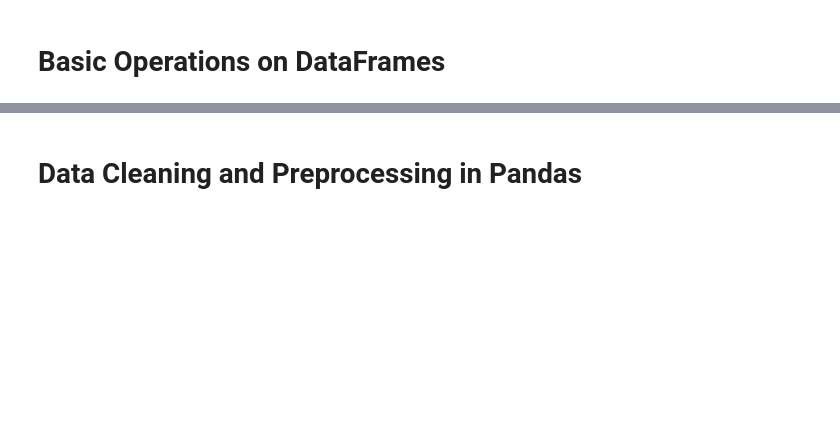
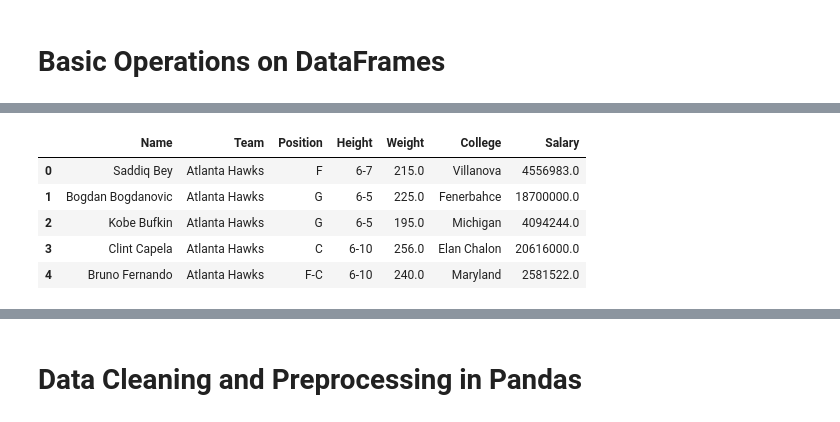
Before and after one commit to Petar-Koprinkov/Pandas, a Jupyter notebook: data_mining_demo.ipynb, the cells around one changed output, grey strips where cells are left out. Drawn from its saved outputs; the diff is of its cells as text; code cells hidden in the pictures; blank space fills up the shorter version.

```diff
--- a/data_mining_demo.ipynb
+++ b/data_mining_demo.ipynb
@@ -47,4 +114,11 @@ nba
 # %%
-nba.head(10)
+nba.head()
+# %% [output]
+|  | Name | Team | Position | Height | Weight | College | Salary |
+| 0 | Saddiq Bey | Atlanta Hawks | F | 6-7 | 215.0 | Villanova | 4556983.0 |
+| 1 | Bogdan Bogdanovic | Atlanta Hawks | G | 6-5 | 225.0 | Fenerbahce | 18700000.0 |
+| 2 | Kobe Bufkin | Atlanta Hawks | G | 6-5 | 195.0 | Michigan | 4094244.0 |
+| 3 | Clint Capela | Atlanta Hawks | C | 6-10 | 256.0 | Elan Chalon | 20616000.0 |
+| 4 | Bruno Fernando | Atlanta Hawks | F-C | 6-10 | 240.0 | Maryland | 2581522.0 |
 # %%
 nba.tail(10)
```
Also changed, not shown: parts of 65 cells of this notebook.
